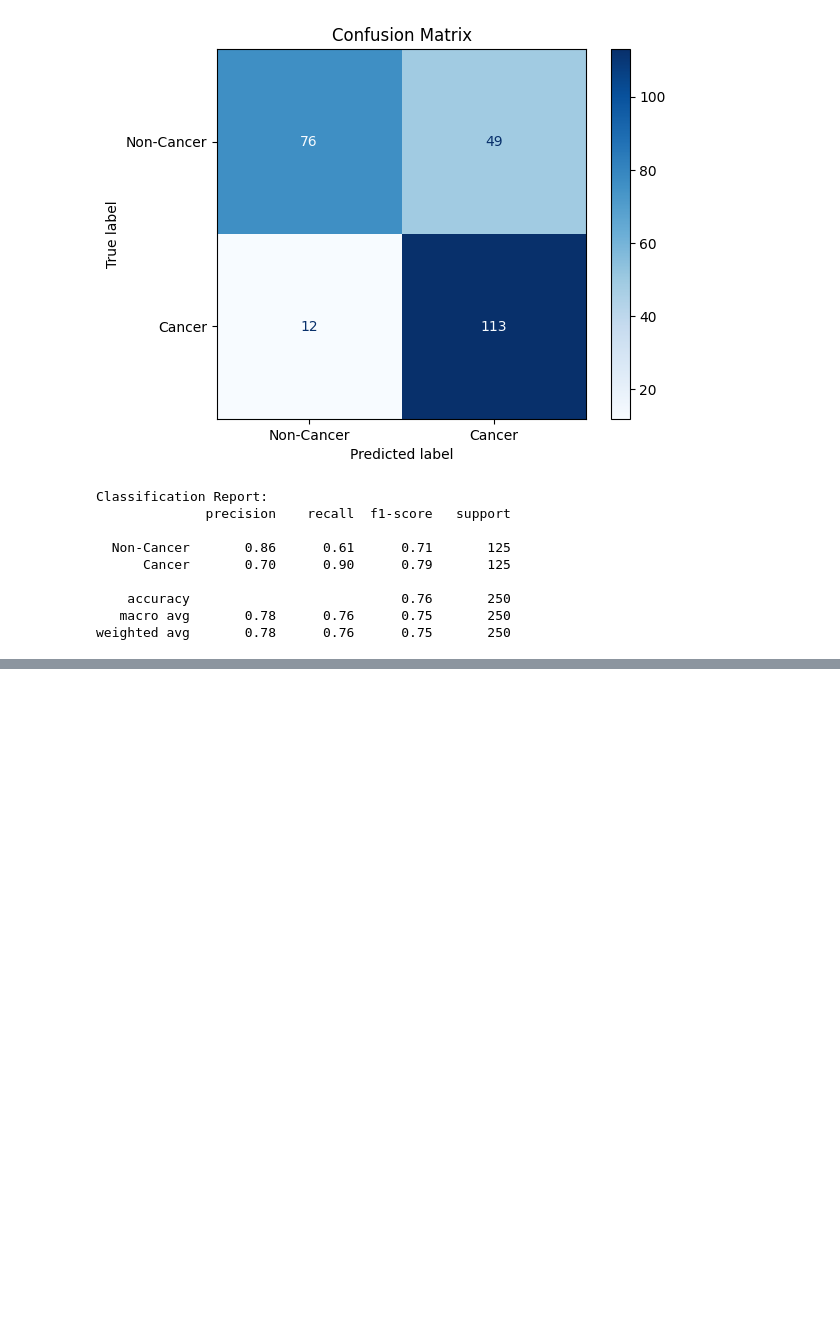
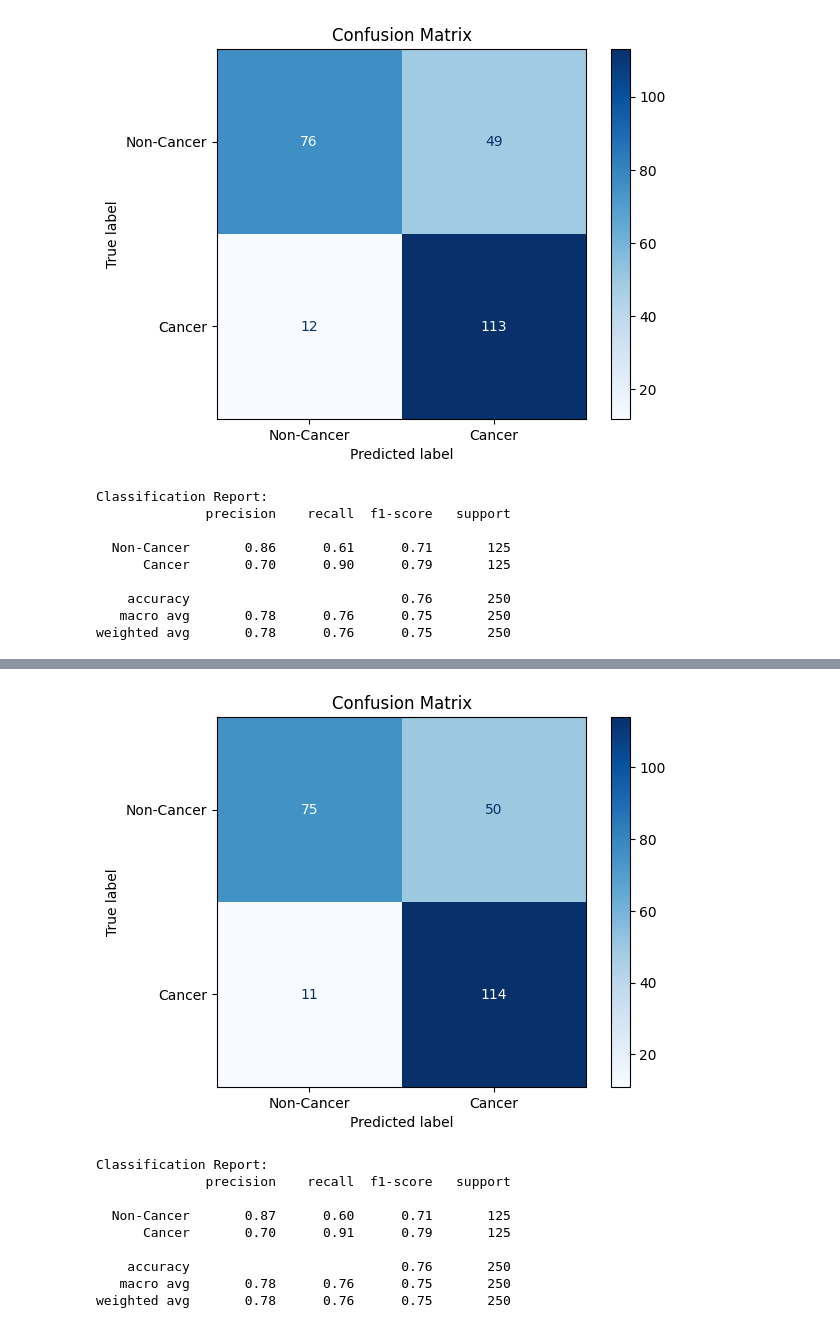
Before and after one commit to GitHubMadHatter/cell-identification-ML, a Jupyter notebook: VGG-19-inner_model.ipynb, the cells around one changed output, grey strips where cells are left out. Cells and saved outputs as stored; diff of their text form; code cells hidden in the pictures; blank space fills up the shorter version.

```diff
--- a/VGG-19-inner_model.ipynb
+++ b/VGG-19-inner_model.ipynb
@@ -453,0 +580,26 @@ Epoch 1/5
+# %%
+import numpy as np
+import matplotlib.pyplot as plt
+from sklearn.metrics import confusion_matrix, ConfusionMatrixDisplay, classification_report
+
+# --- Step 1: Predict on test data ---
+# Get model predictions
+y_pred_probs = model.predict(test_generator)
+y_pred = (y_pred_probs > 0.5).astype(int).flatten()  # Threshold 0.5 for binary classification
+
+# Get true labels
+y_true = test_generator.classes  # Already ordered correctly since shuffle=False
+
+# --- Step 2: Confusion Matrix ---
+cm = confusion_matrix(y_true, y_pred)
+disp = ConfusionMatrixDisplay(confusion_matrix=cm, display_labels=["Non-Cancer", "Cancer"])
+
+# --- Step 3: Plot Confusion Matrix ---
+disp.plot(cmap=plt.cm.Blues)
+plt.title('Confusion Matrix')
+plt.show()
+
+# --- Step 4: Extra: Classification Report ---
+print("Classification Report:")
+print(classification_report(y_true, y_pred, target_names=["Non-Cancer", "Cancer"]))
+# %% [output]
@@ -453,0 +607,10 @@ Epoch 1/5
+[figure, added]
+Classification Report:
+              precision    recall  f1-score   support
+
+  Non-Cancer       0.87      0.60      0.71       125
+      Cancer       0.70      0.91      0.79       125
+
+    accuracy                           0.76       250
+   macro avg       0.78      0.76      0.75       250
+weighted avg       0.78      0.76      0.75       250
```
Also changed, not shown: parts of 5 cells of this notebook.
